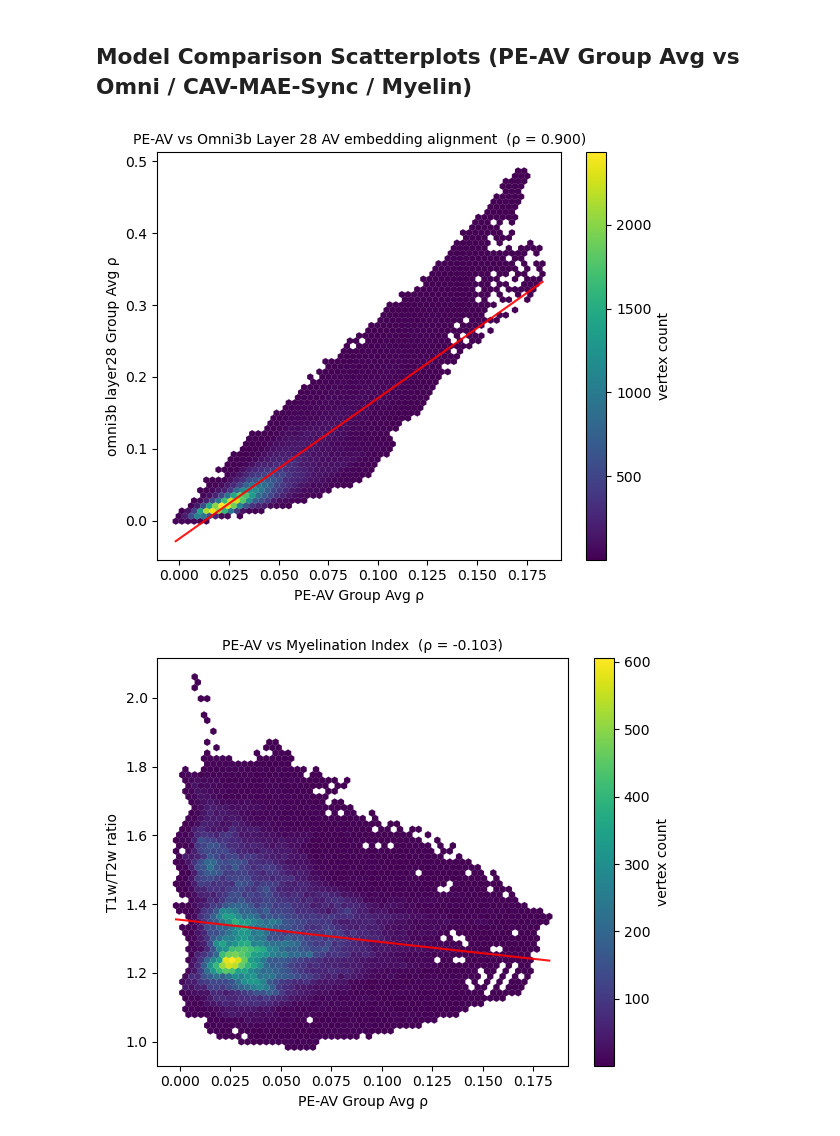
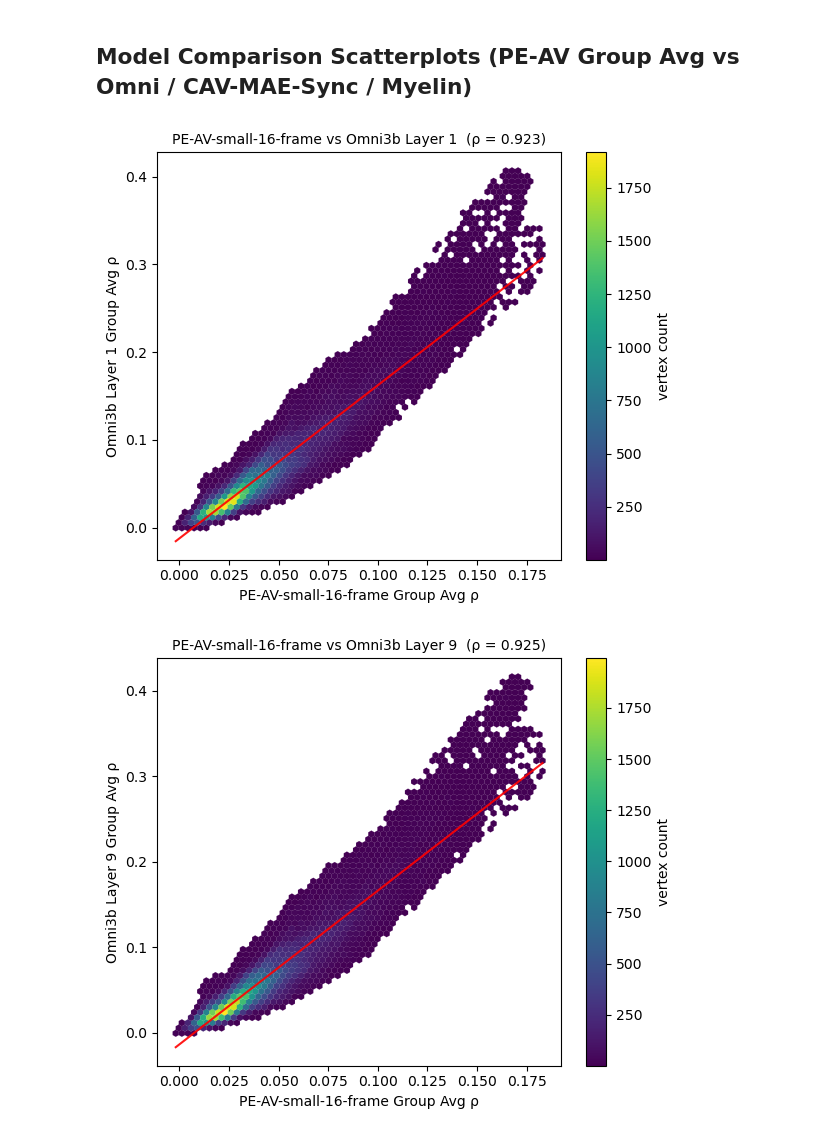
Before and after one commit to AminFathollahi/movie_watching, a Jupyter notebook: notebooks/visualization/comparison.ipynb, the cells around one changed output. Drawn from its saved outputs; the diff is of its cells as text; code cells hidden in the pictures.

```diff
--- a/notebooks/visualization/comparison.ipynb
+++ b/notebooks/visualization/comparison.ipynb
@@ -273,30 +280,31 @@ Video  Per-Subj Mean ρ: ρ = 0.045
 # %%
 grp_rho_av, _ = load_rsa_maps('av')
 
-omni_rho = load_other_model_rsa(f'omni3b_layer{OMNI_LAYER}_av', modality='av')
-# cavmae_rho = load_cavmaesync_59k()
 if 'myelin' not in dir():
     print("Loading myelin...")
     myelin = load_myelin_59k()
 
-comparisons = [
-    (omni_rho,  f'omni3b layer{OMNI_LAYER+ 1} Group Avg ρ',
-     f'PE-AV vs Omni3b Layer {OMNI_LAYER + 1} AV embedding alignment', f'comparison_peav_vs_omni3b_layer{OMNI_LAYER+1}'),
-    # (cavmae_rho, 'CAV-MAE-Sync
-    #  Group Avg ρ',
-    #  'PE-AV vs CAV-MAE-Sync AV embedding alignment', 'comparison_peav_vs_cavmaesync'),
-    (myelin,    'T1w/T2w ratio',
-     'PE-AV vs Myelination Index', 'comparison_peav_vs_myelin'),
-]
+# Build list of (rho_array, display_label, filename_key)
+comparisons = []
+for model_dir, label in COMPARISON_MODELS.items():
+    rho = load_model_rsa(model_dir)
+    if rho is None:
+        print(f"SKIP {model_dir}: map not yet computed")
+        continue
+    comparisons.append((rho, label, model_dir))
 
-for y_data, ylabel, title, fname in comparisons:
+comparisons.append((myelin, 'T1w/T2w Myelin', 'myelin'))
+
+for y_data, label, fname_key in comparisons:
     fig, ax = plt.subplots(figsize=(6, 5))
     hb = _hexbin_scatter(ax, grp_rho_av, y_data,
-                         'PE-AV Group Avg ρ', ylabel, title)
+                         'PE-AV-small-16-frame Group Avg ρ', f'{label} Group Avg ρ',
+                         f'PE-AV-small-16-frame vs {label}')
     plt.colorbar(hb, ax=ax, label='vertex count')
     plt.tight_layout()
-    fig.savefig(FIGURE_DIR / f'{fname}.png', dpi=300, bbox_inches='tight')
+    safe_key = fname_key.replace('/', '_').replace(' ', '_')
+    fig.savefig(FIGURE_DIR / f'comparison_peav_vs_{safe_key}.png', dpi=300, bbox_inches='tight')
     plt.show()
 # %% [output]
-[figure, old version]
+[figure, new version]
-[figure, old version]
+[figure, new version]
```
Also changed, not shown: parts of 6 cells of this notebook, 16 other files.
